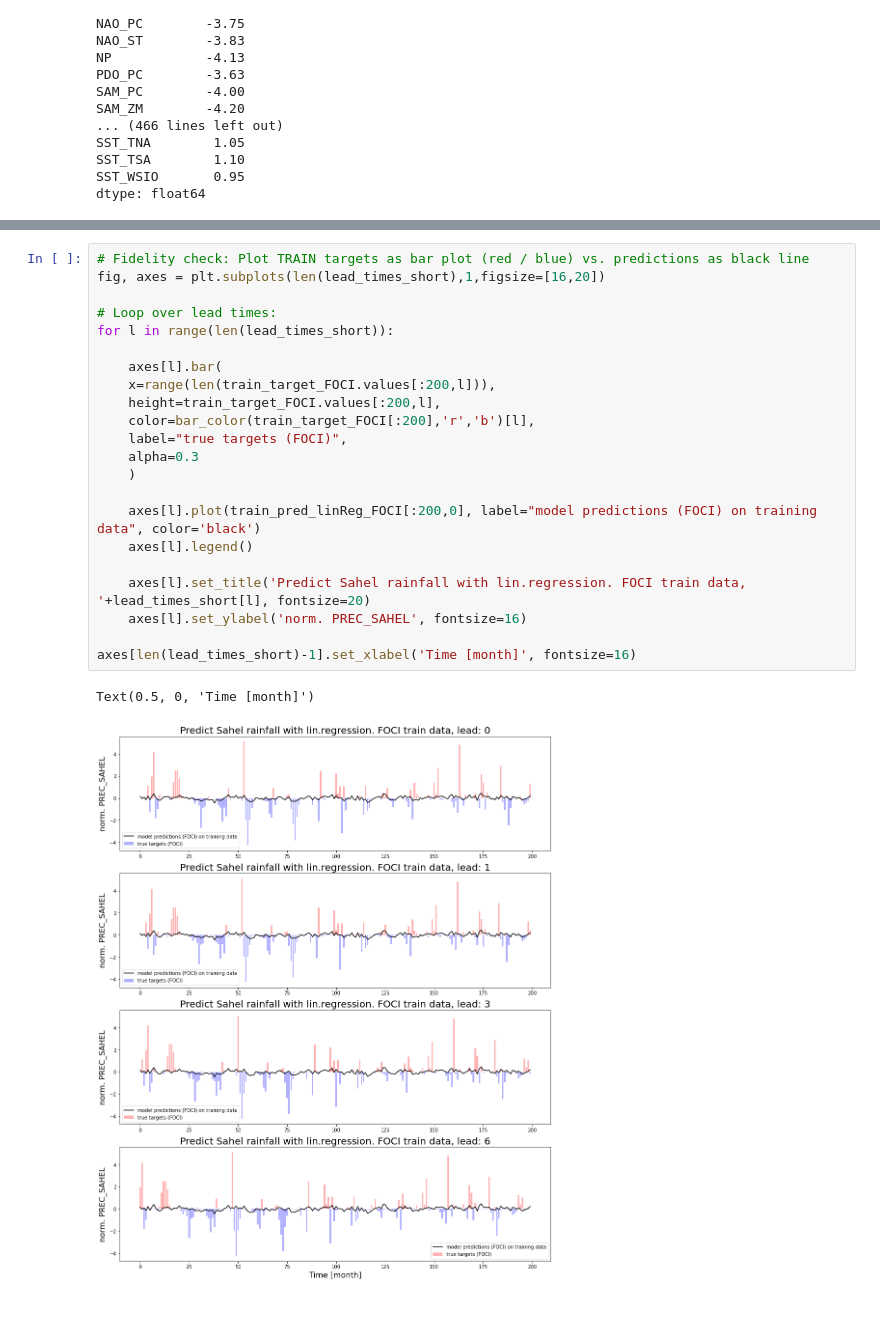
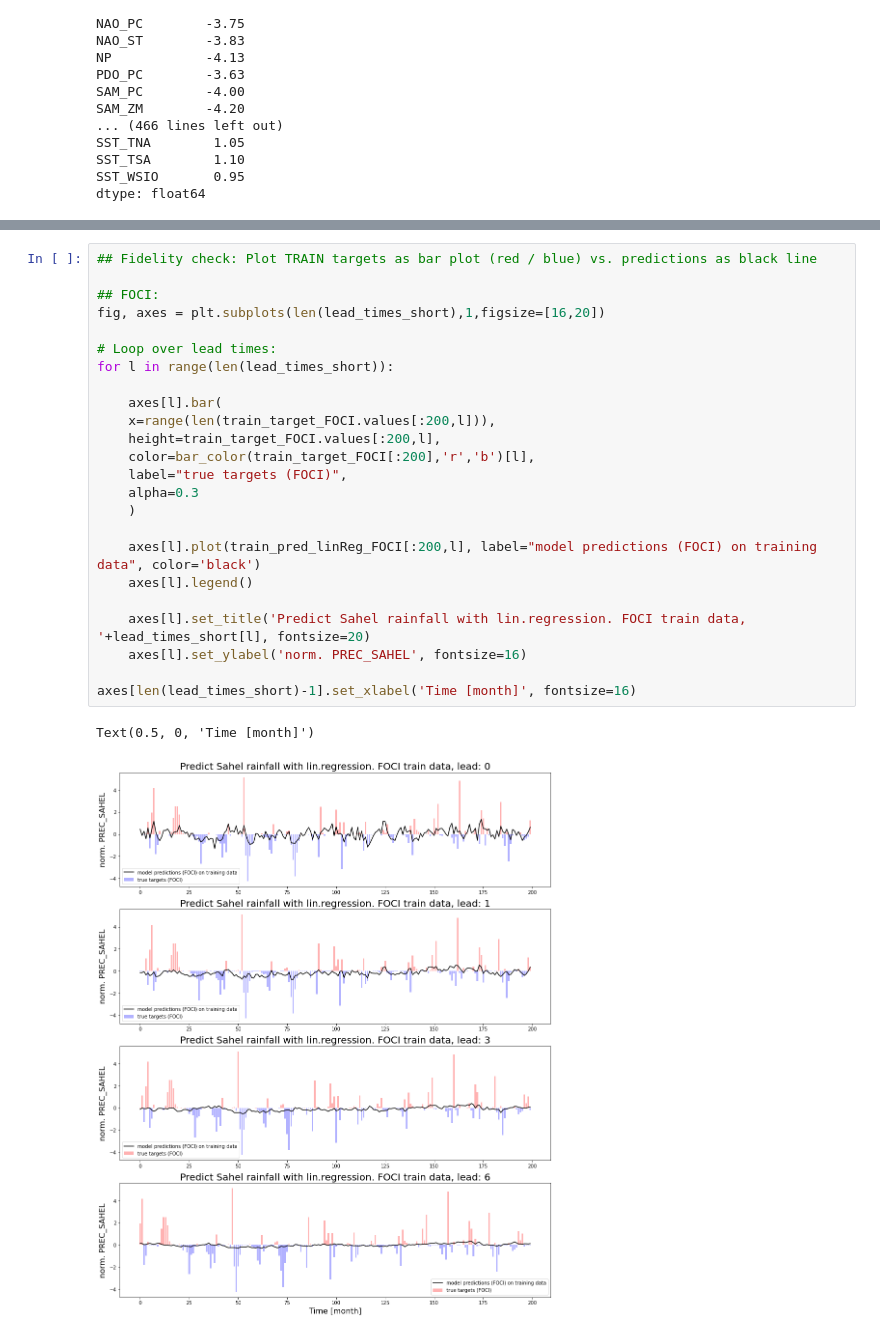
Before and after one commit to MarcoLandtHayen/predict_sahel_rainfall_old, a Jupyter notebook: notebooks/1_pred_sahel_rain_linear_regression.ipynb, the cells around one changed output, grey strips where cells are left out. Cells and saved outputs as stored; diff of their text form.

Commit message:
Add test data and finalize linear regression attempt

```diff
--- a/notebooks/1_pred_sahel_rain_linear_regression.ipynb
+++ b/notebooks/1_pred_sahel_rain_linear_regression.ipynb
@@ -405,25 +429,27 @@ for l in range(len(lead_times_short)):
 # %%
-# Fidelity check: Plot TRAIN targets as bar plot (red / blue) vs. predictions as black line
+## Fidelity check: Plot TRAIN targets as bar plot (red / blue) vs. predictions as black line
+
+## FOCI:
 fig, axes = plt.subplots(len(lead_times_short),1,figsize=[16,20])
 
 # Loop over lead times:
 for l in range(len(lead_times_short)):
 
     axes[l].bar(
     x=range(len(train_target_FOCI.values[:200,l])),
     height=train_target_FOCI.values[:200,l],
     color=bar_color(train_target_FOCI[:200],'r','b')[l],
     label="true targets (FOCI)",
     alpha=0.3
     )
 
-    axes[l].plot(train_pred_linReg_FOCI[:200,0], label="model predictions (FOCI) on training data", color='black')
+    axes[l].plot(train_pred_linReg_FOCI[:200,l], label="model predictions (FOCI) on training data", color='black')
     axes[l].legend()
 
     axes[l].set_title('Predict Sahel rainfall with lin.regression. FOCI train data, '+lead_times_short[l], fontsize=20)
     axes[l].set_ylabel('norm. PREC_SAHEL', fontsize=16)
 
 axes[len(lead_times_short)-1].set_xlabel('Time [month]', fontsize=16)
 # %% [output]
 Text(0.5, 0, 'Time [month]')
-[figure, old version]
+[figure, new version]
```
Also changed, not shown: parts of 9 cells of this notebook, 16 other files.
